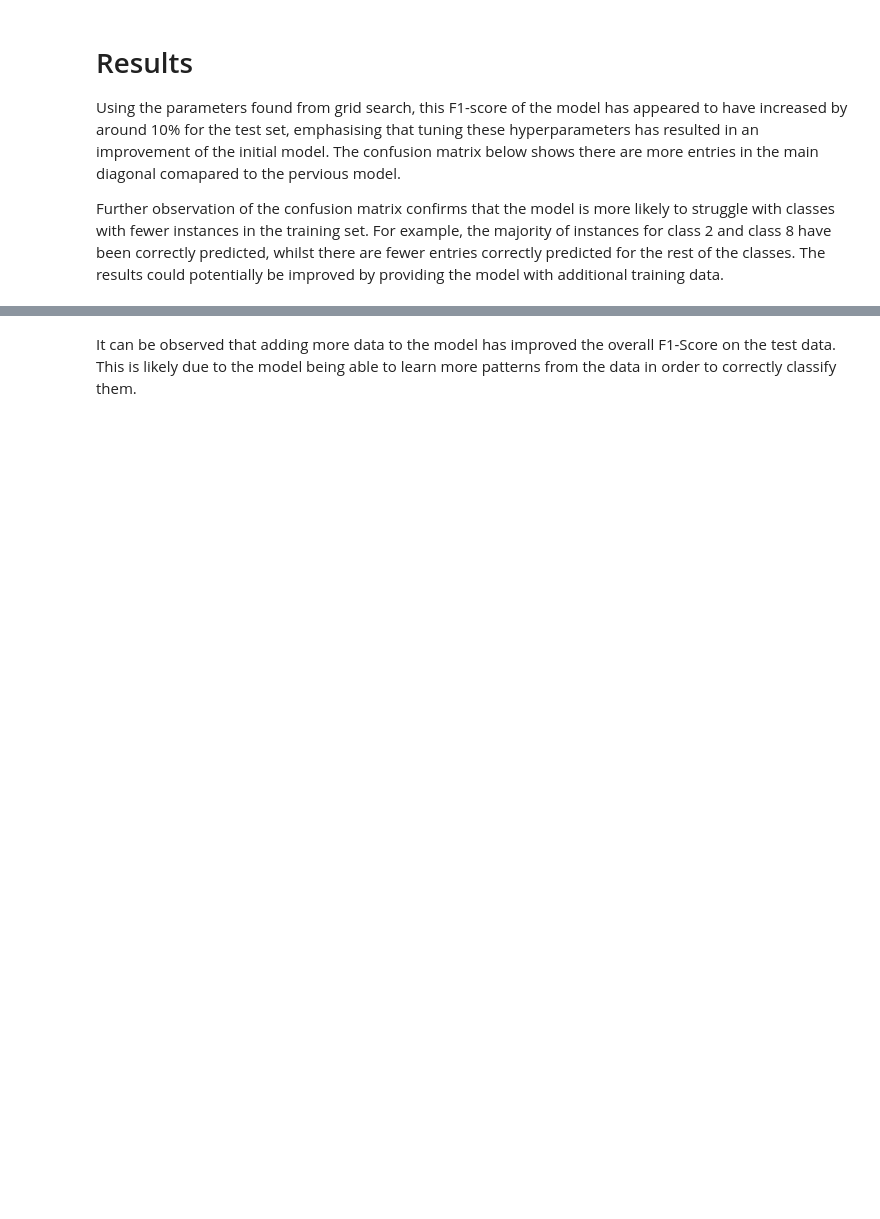
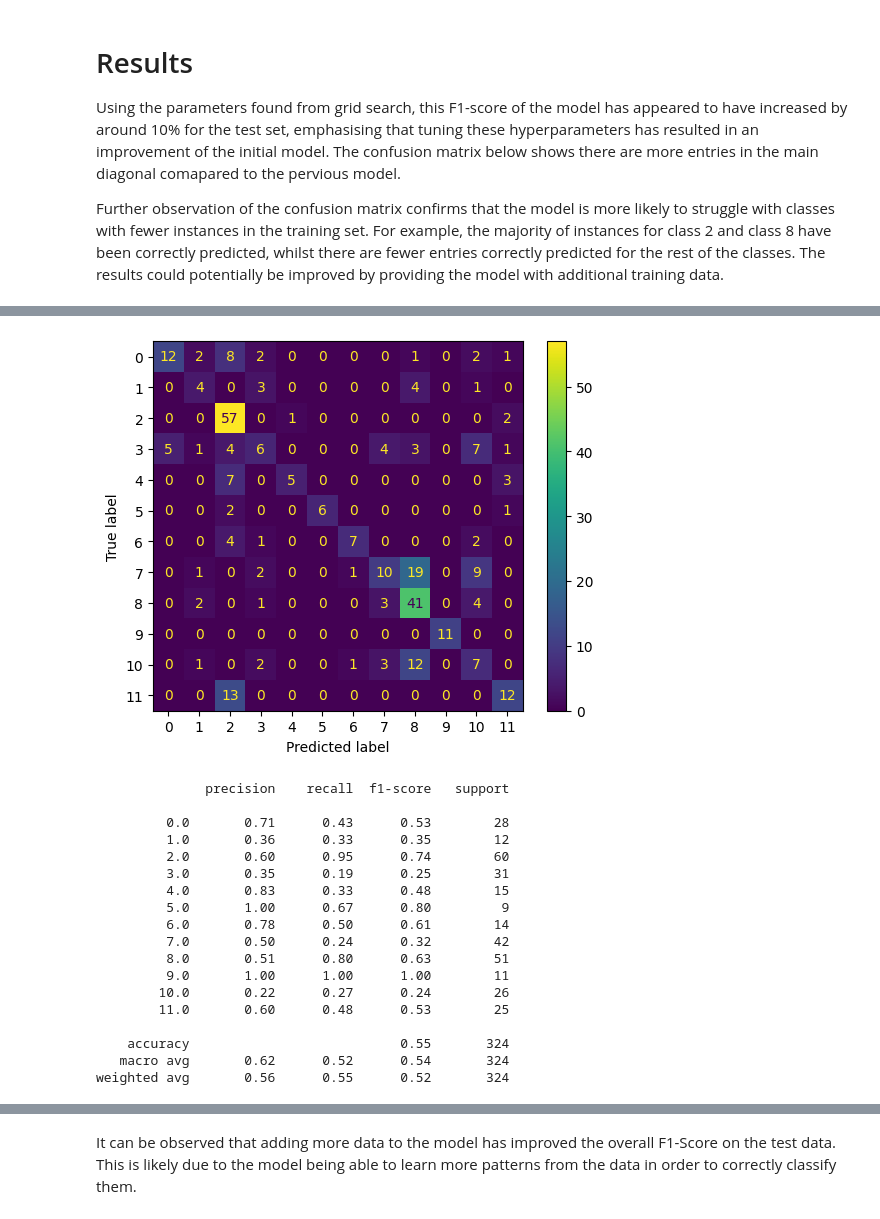
Before and after one commit to ChloeMorgana/DL-Coursework, a Jupyter notebook: 2439047s_DL_Coursework.ipynb, the cells around one changed output, grey strips where cells are left out. Saved outputs shown, nothing was run; the diff lists cells and outputs as text; code cells hidden in the pictures; blank space fills up the shorter version.

```diff
--- a/2439047s_DL_Coursework.ipynb
+++ b/2439047s_DL_Coursework.ipynb
@@ -421,3 +406,27 @@ weighted avg       0.54      0.54      0.51       324
+# %%
+net = Net()
+net.load_state_dict(dict(grid))
+evaluate(network = net)
+# %% [output]
+[figure, added]
+              precision    recall  f1-score   support
+
+         0.0       0.71      0.43      0.53        28
+         1.0       0.36      0.33      0.35        12
+         2.0       0.60      0.95      0.74        60
+         3.0       0.35      0.19      0.25        31
+         4.0       0.83      0.33      0.48        15
+         5.0       1.00      0.67      0.80         9
+         6.0       0.78      0.50      0.61        14
+         7.0       0.50      0.24      0.32        42
+         8.0       0.51      0.80      0.63        51
+         9.0       1.00      1.00      1.00        11
+        10.0       0.22      0.27      0.24        26
+        11.0       0.60      0.48      0.53        25
+
+    accuracy                           0.55       324
+   macro avg       0.62      0.52      0.54       324
+weighted avg       0.56      0.55      0.52       324
 # %% [markdown]
 # Data Augmentation
 
```
Also changed, not shown: parts of 23 cells of this notebook, 1 other file.
